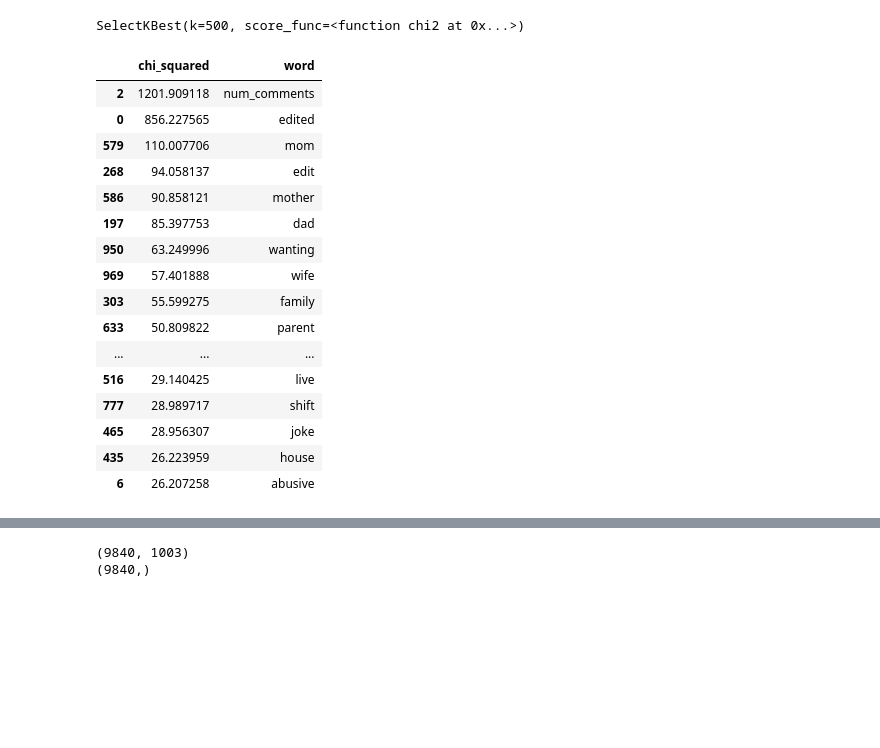
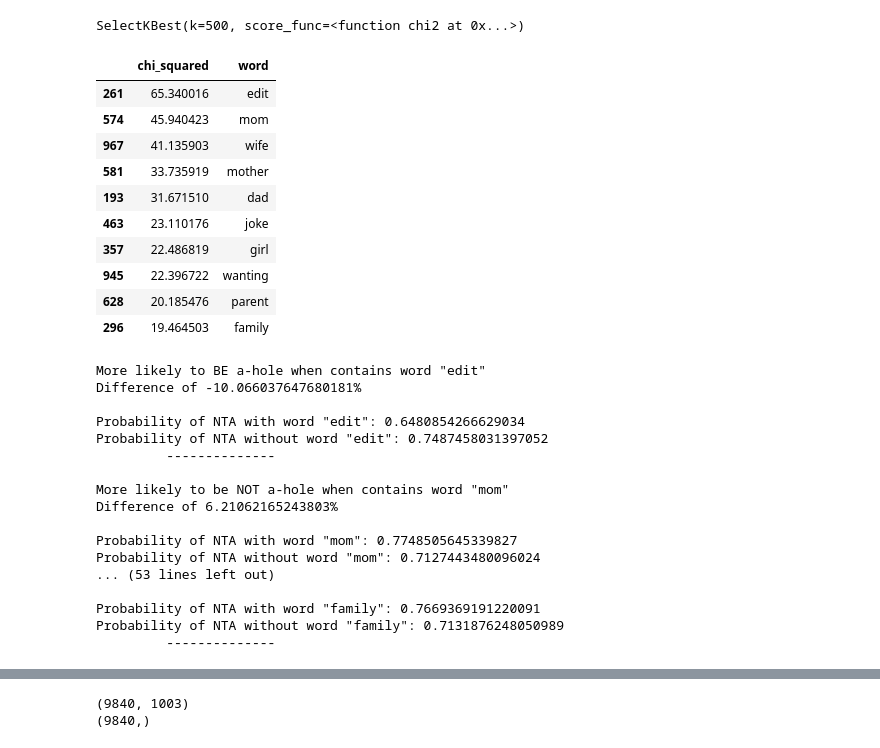
Before and after one commit to ericke8/AITA_TextMining, a Jupyter notebook: NN_aita.ipynb, the cells around one changed output, grey strips where cells are left out. Cells and saved outputs as stored; diff of their text form; code cells hidden in the pictures; blank space fills up the shorter version.

Commit message:
add visualization of influence

```diff
--- a/NN_aita.ipynb
+++ b/NN_aita.ipynb
@@ -130,6 +130,7 @@ df['body'] = df['body'].str.lower() # convert to lowercase
 df['title'] = df['title'].str.lower() # convert to lowercase
 df['body'] = df[['title', 'body']].agg(' '.join, axis=1)
 
+df['body'] = df['body'].str.replace('\'', '') # replace apostrophe with empty
 df['body'] = df['body'].str.replace('[^\w\s]', ' ') # replace characters that are not alphanumeric or spaces
 # df['body'] = df['body'].str.replace('\d+', '') # replace numbers
 # %%
@@ -176,7 +177,7 @@ print(text_features.shape)
 (78719, 1000)
 # %%
 feature_names = vectorizer.get_feature_names()
-feature_names = ['edited', 'score', 'num_comments'] + feature_names
+feature_names = ['edited_param', 'score_param', 'num_comments_param'] + feature_names
 # %%
 %memit
 # %% [output]
@@ -219,30 +224,25 @@ print(y_over.shape)
 # %%
 feature_rank = SelectKBest(chi2, k=500)
-feature_rank.fit(X_over, y_over)
+feature_rank.fit(X_train, y_train)
 # %% [output]
 SelectKBest(k=500, score_func=<function chi2 at 0x...>)
 # %%
 feat = []
 for i, (score, feature) in enumerate(zip(feature_rank.scores_, feature_names)):
     feat.append((score, feature))
 
 dfObj = pd.DataFrame(feat, columns = ['chi_squared', 'word'])
-dfObj.sort_values(by=['chi_squared'], ascending = False)[:25]
+top = dfObj.loc[~dfObj['word'].str.endswith('param')].sort_values(by=['chi_squared'], ascending = False)[:10]
+top
 # %% [output]
 |  | chi_squared | word |
-| 2 | 1201.909118 | num_comments |
-| 0 | 856.227565 | edited |
-| 579 | 110.007706 | mom |
-| 268 | 94.058137 | edit |
-| 586 | 90.858121 | mother |
-| 197 | 85.397753 | dad |
-| 950 | 63.249996 | wanting |
-| 969 | 57.401888 | wife |
-| 303 | 55.599275 | family |
-| 633 | 50.809822 | parent |
-| ... | ... | ... |
-| 516 | 29.140425 | live |
-| 777 | 28.989717 | shift |
-| 465 | 28.956307 | joke |
-| 435 | 26.223959 | house |
-| 6 | 26.207258 | abusive |
+| 261 | 65.340016 | edit |
+| 574 | 45.940423 | mom |
+| 967 | 41.135903 | wife |
+| 581 | 33.735919 | mother |
+| 193 | 31.671510 | dad |
+| 463 | 23.110176 | joke |
+| 357 | 22.486819 | girl |
+| 945 | 22.396722 | wanting |
+| 628 | 20.185476 | parent |
+| 296 | 19.464503 | family |
@@ -248,0 +266,24 @@ dfObj.sort_values(by=['chi_squared'], ascending = False)[:25]
+# %%
+prob_results = []
+for w in top['word']:
+    word_p, non_word_p = get_word_influence(w)
+    prob_results.append((word_p, non_word_p))
+    print('\t -------------- \n')
+# %% [output]
+More likely to BE a-hole when contains word "edit"
+Difference of -10.066037647680181%
+
+Probability of NTA with word "edit": 0.6480854266629034
+Probability of NTA without word "edit": 0.7487458031397052
+         --------------
+
+More likely to be NOT a-hole when contains word "mom"
+Difference of 6.21062165243803%
+
+Probability of NTA with word "mom": 0.7748505645339827
+Probability of NTA without word "mom": 0.7127443480096024
+... (53 lines left out)
+
+Probability of NTA with word "family": 0.7669369191220091
+Probability of NTA without word "family": 0.7131876248050989
+         --------------
```
Also changed, not shown: parts of 14 cells of this notebook.
